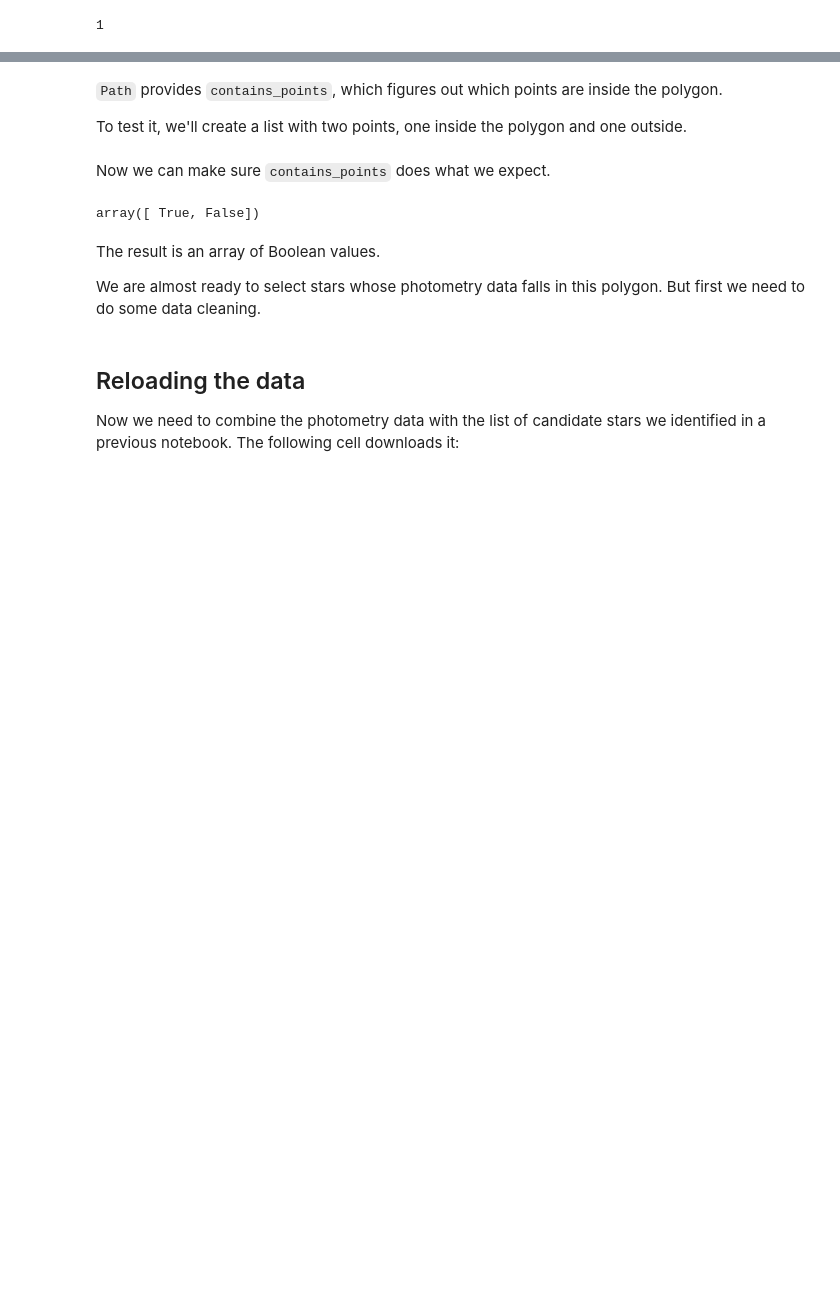
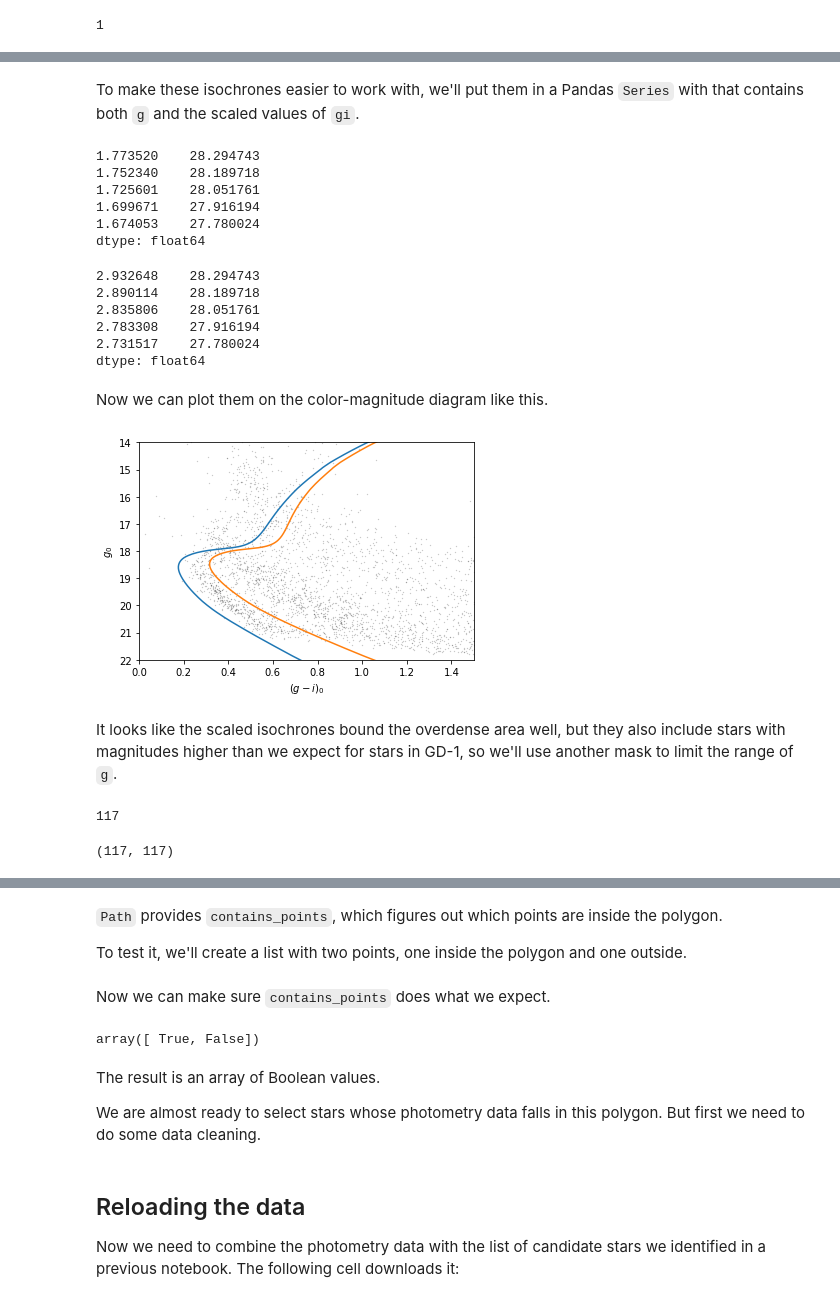
Before and after one commit to AllenDowney/AstronomicalData, a Jupyter notebook: 06_photo.ipynb, the cells around one changed output, grey strips where cells are left out. Saved outputs shown, nothing was run; the diff lists cells and outputs as text; code cells hidden in the pictures; blank space fills up the shorter version.

```diff
--- a/06_photo.ipynb
+++ b/06_photo.ipynb
@@ -392,0 +280,3 @@ Path(array([[ 0.26433692, 17.84253127],
+# %%
+g = main_sequence['PS_g'] + distmod
+gi = main_sequence['PS_g'] - main_sequence['PS_i']
@@ -392,0 +308,49 @@ Path(array([[ 0.26433692, 17.84253127],
+# %%
+left_gi = gi - 0.4 * (g/28)**5
+right_gi = gi + 0.7 * (g/28)**5
+# %% [markdown]
+To make these isochrones easier to work with, we'll put them in a Pandas `Series` with that contains both `g` and the scaled values of `gi`.
+# %%
+import pandas as pd
+
+left_series = pd.Series(g, index=left_gi)
+left_series.head()
+# %% [output]
+1.773520    28.294743
+1.752340    28.189718
+1.725601    28.051761
+1.699671    27.916194
+1.674053    27.780024
+dtype: float64
+# %%
+right_series = pd.Series(g, index=right_gi)
+right_series.head()
+# %% [output]
+2.932648    28.294743
+2.890114    28.189718
+2.835806    28.051761
+2.783308    27.916194
+2.731517    27.780024
+dtype: float64
+# %% [markdown]
+Now we can plot them on the color-magnitude diagram like this.
+# %%
+plot_cmd(photo_table)
+left_series.plot()
+right_series.plot();
+# %% [output]
+[figure, added]
+# %% [markdown]
+It looks like the scaled isochrones bound the overdense area well, but they also include stars with magnitudes higher than we expect for stars in GD-1, so we'll use another mask to limit the range of `g`.
+# %%
+g_mask = (g > 18.0) & (g < 21.5)
+g_mask.sum()
+# %% [output]
+117
+# %%
+left = left_series[g_mask]
+right = right_series[g_mask]
+
+len(left), len(right)
+# %% [output]
+(117, 117)
```
Also changed, not shown: parts of 87 cells of this notebook, 5 other files.
